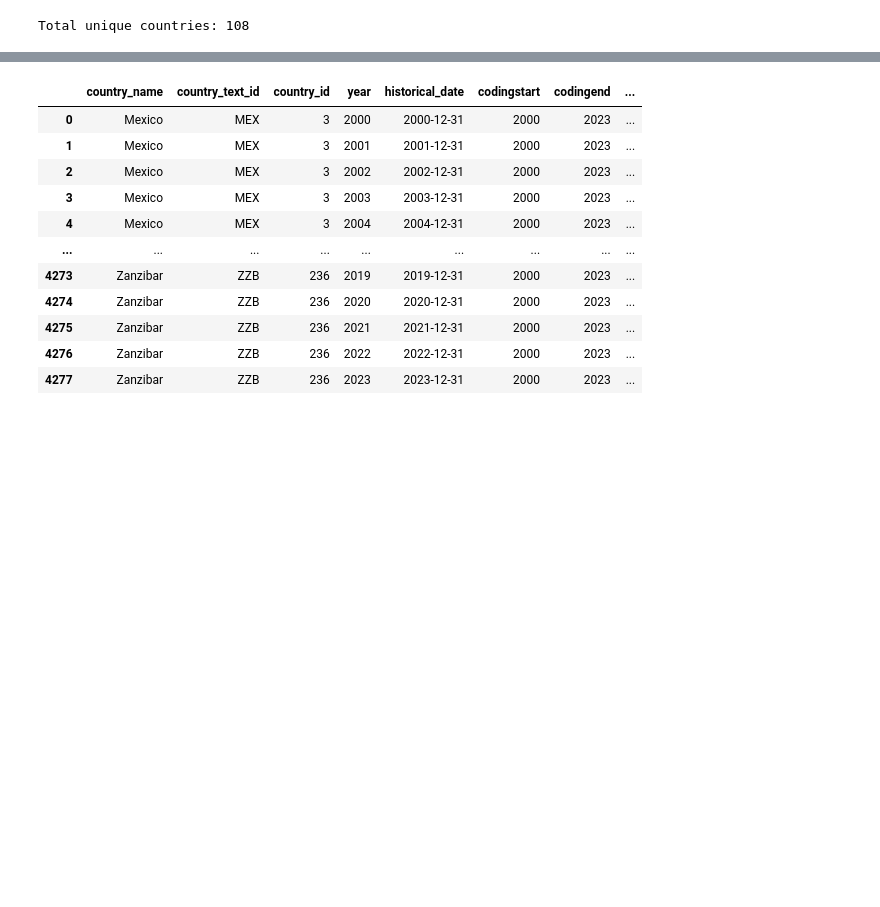
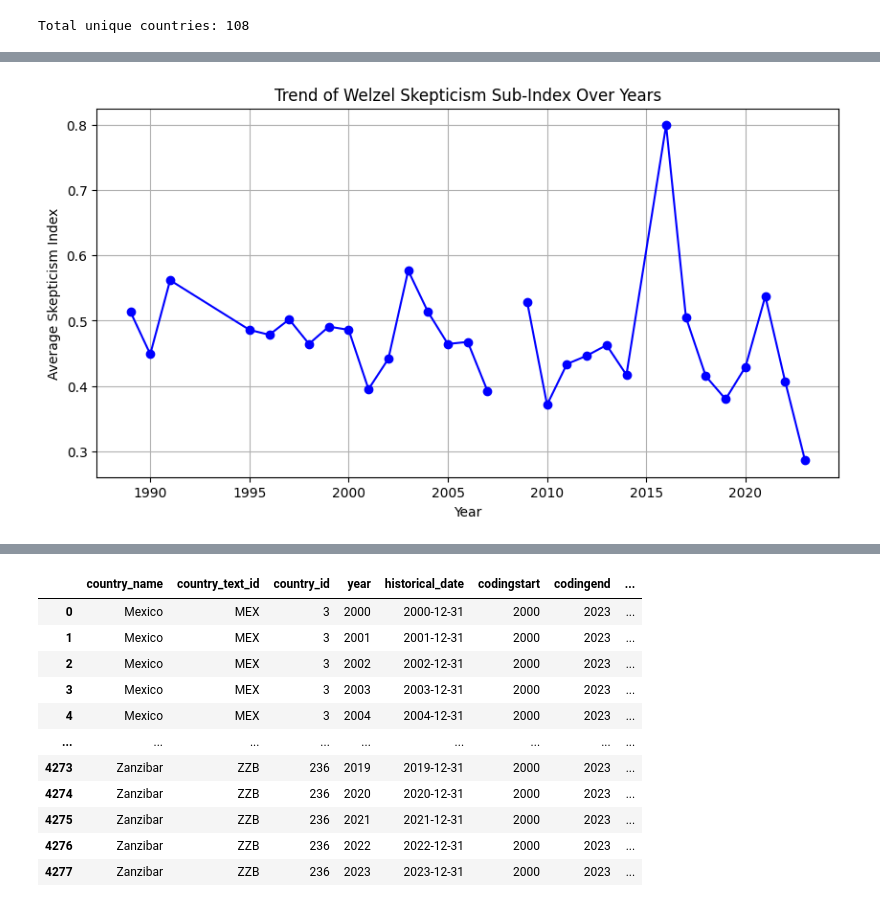
Before and after one commit to aranxaMarAm/new_misinformation_metrics, a Jupyter notebook: data_prep.ipynb, the cells around one changed output, grey strips where cells are left out. Saved outputs shown, nothing was run; the diff lists cells and outputs as text; code cells hidden in the pictures; blank space fills up the shorter version.

```diff
--- a/data_prep.ipynb
+++ b/data_prep.ipynb
@@ -38,0 +145,15 @@ Max year: 2023
+# %%
+# Mean Skepticism Index per year
+yearly_avg = df_wvs.groupby("S020")["Y014"].mean()
+
+# Plot
+plt.figure(figsize=(10, 5))
+plt.plot(yearly_avg.index, yearly_avg.values, marker='o', linestyle='-', color='b')
+plt.xlabel("Year")
+plt.ylabel("Average Skepticism Index")
+plt.title("Trend of Welzel Skepticism Sub-Index Over Years")
+plt.grid(True)
+
+plt.show()
+# %% [output]
+[figure, added]
```
Also changed, not shown: parts of 21 cells of this notebook.
